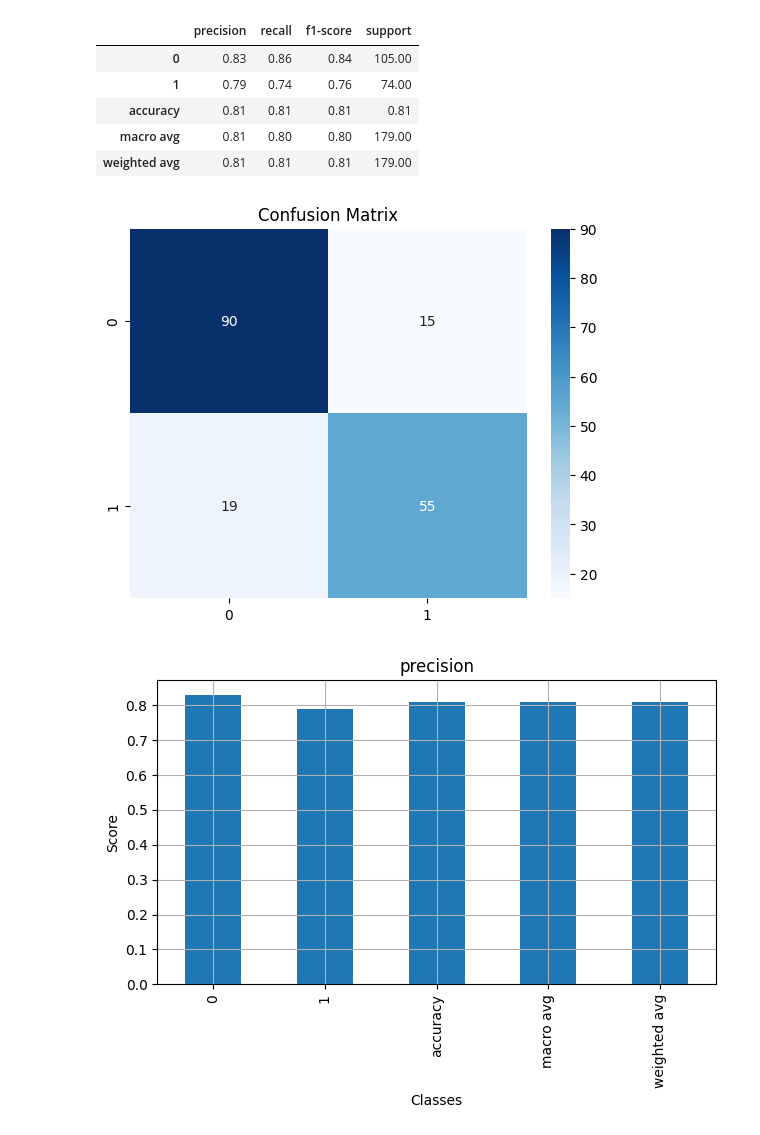
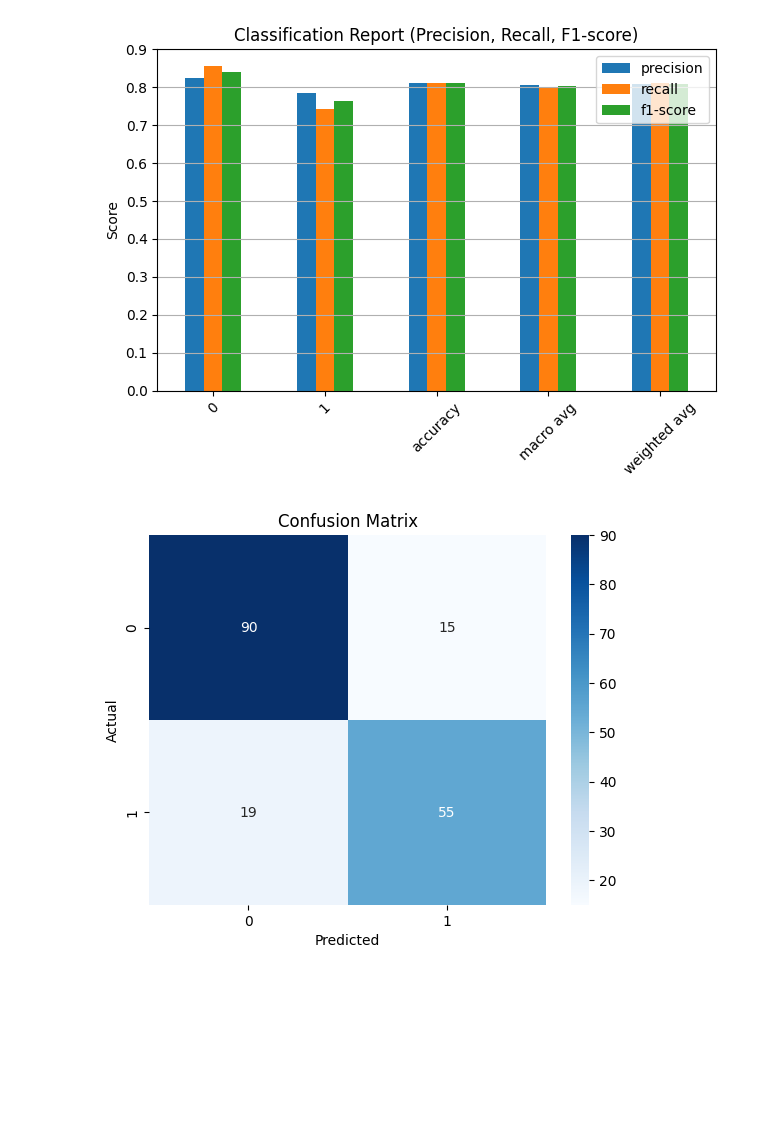
Before and after one commit to MadhumithaJM/Codsoft-, a Jupyter notebook: Task_1_Titanic_Survival_Prediction.ipynb, the cells around one changed output. Cells and saved outputs as stored; diff of their text form; code cells hidden in the pictures; blank space fills up the shorter version.

```diff
--- a/Task_1_Titanic_Survival_Prediction.ipynb
+++ b/Task_1_Titanic_Survival_Prediction.ipynb
@@ -1,7 +1,7 @@
 # %% [markdown]
 <a href="https://colab.research.google.com/github/MadhumithaJM/Codsoft-/blob/main/Task_1_Titanic_Survival_Prediction.ipynb" target="_parent"><img src="https://colab.research.google.com/assets/colab-badge.svg" alt="Open In Colab"/></a>
 # %%
-!pip install kaggle
+ !pip install kaggle
 
 from google.colab import files
 files.upload()
@@ -14,53 +14,50 @@ files.upload()
 !unzip titanic-dataset.zip
 
 import pandas as pd
-import seaborn as sns
-import matplotlib.pyplot as plt
-from sklearn.model_selection import train_test_split
-from sklearn.linear_model import LogisticRegression
-from sklearn.metrics import accuracy_score, classification_report, confusion_matrix
 
 df = pd.read_csv("Titanic-Dataset.csv")
 
-df['Age'].fillna(df['Age'].median(), inplace=True)
-df['Embarked'].fillna(df['Embarked'].mode()[0], inplace=True)
+df.loc[:, 'Age'] = df['Age'].fillna(df['Age'].median())
+df.loc[:, 'Embarked'] = df['Embarked'].fillna(df['Embarked'].mode()[0])
 df.drop('Cabin', axis=1, inplace=True)
+
 df = pd.get_dummies(df, columns=['Sex', 'Embarked'], drop_first=True)
 df.drop(['Name', 'Ticket', 'PassengerId'], axis=1, inplace=True)
 
 X = df.drop('Survived', axis=1)
 y = df['Survived']
 
+from sklearn.model_selection import train_test_split
 X_train, X_test, y_train, y_test = train_test_split(X, y, test_size=0.2, random_state=42)
 
+from sklearn.linear_model import LogisticRegression
 model = LogisticRegression(max_iter=1000)
 model.fit(X_train, y_train)
 
+from sklearn.metrics import accuracy_score, classification_report, confusion_matrix
+import seaborn as sns
+import matplotlib.pyplot as plt
+
 y_pred = model.predict(X_test)
 
-accuracy = accuracy_score(y_test, y_pred)
-print(f"Model Accuracy: {accuracy:.2f}")
+print("Model Accuracy:", accuracy_score(y_test, y_pred))
 
 report = classification_report(y_test, y_pred, output_dict=True)
-df_report = pd.DataFrame(report).transpose().round(2)
+df_report = pd.DataFrame(report).transpose()
 
-print("\nClassification Report Table:")
-display(df_report)
+df_report[['precision', 'recall', 'f1-score']].plot(kind='bar')
+plt.title("Classification Report (Precision, Recall, F1-score)")
+plt.ylabel("Score")
+plt.xticks(rotation=45)
+plt.grid(axis='y')
+plt.tight_layout()
+plt.show()
 
 sns.heatmap(confusion_matrix(y_test, y_pred), annot=True, fmt='d', cmap='Blues')
 plt.title("Confusion Matrix")
+plt.xlabel("Predicted")
+plt.ylabel("Actual")
 plt.show()
-
-# Plotting classification metrics
-metrics = ['precision', 'recall', 'f1-score', 'support']
-
-for metric in metrics:
-    df_report[metric].dropna().plot(kind='bar', title=metric)
-    plt.ylabel('Score' if metric != 'support' else 'Count')
-    plt.xlabel('Classes')
-    plt.grid(True)
-    plt.tight_layout()
-    plt.show()
 # %% [output]
 Requirement already satisfied: kaggle in /usr/local/lib/python3.11/dist-packages (1.7.4.5)
 Requirement already satisfied: bleach in /usr/local/lib/python3.11/dist-packages (from kaggle) (6.2.0)
@@ -103,8 +85,2 @@ For example, when doing 'df[col].method(value, inplace=True)', try using 'df.met
-|  | precision | recall | f1-score | support |
-| 0 | 0.83 | 0.86 | 0.84 | 105.00 |
-| 1 | 0.79 | 0.74 | 0.76 | 74.00 |
-| accuracy | 0.81 | 0.81 | 0.81 | 0.81 |
-| macro avg | 0.81 | 0.80 | 0.80 | 179.00 |
-| weighted avg | 0.81 | 0.81 | 0.81 | 179.00 |
-[figure, old version]
+[figure, new version]
-[figure, old version]
+[figure, new version]
```
Also changed, not shown: parts of 1 cell of this notebook.
